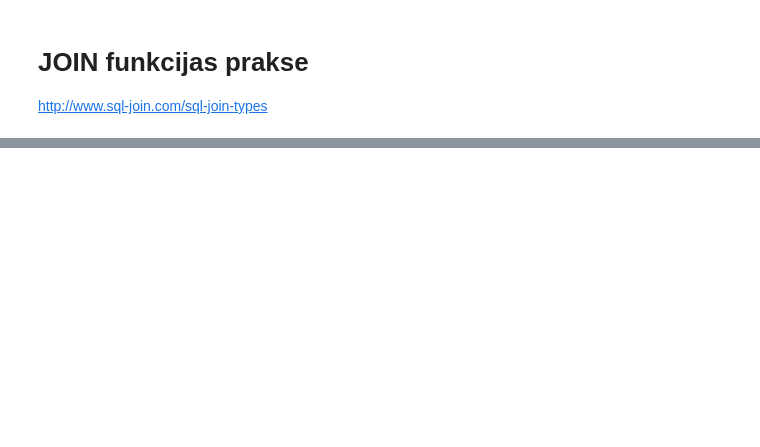
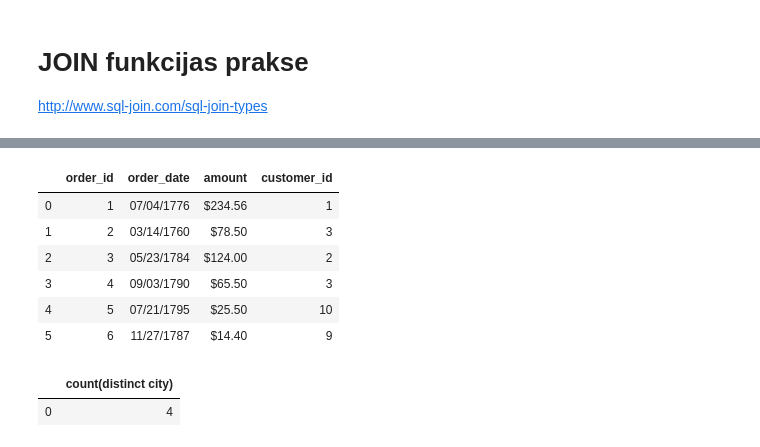
Before and after one commit to EduardsSevcenko/RCS_course, a Jupyter notebook: 3_sql_DBs/SQL_pamati_2.ipynb, the cells around one changed output, grey strips where cells are left out. Drawn from its saved outputs; the diff is of its cells as text; code cells hidden in the pictures; blank space fills up the shorter version.

```diff
--- a/3_sql_DBs/SQL_pamati_2.ipynb
+++ b/3_sql_DBs/SQL_pamati_2.ipynb
@@ -225,3 +373,13 @@ select * from customers join orders on customers.customer_id = orders.customer_i
+# %%
+sql.query("select * from orders")
+# %% [output]
+|  | order_id | order_date | amount | customer_id |
+| 0 | 1 | 07/04/1776 | $234.56 | 1 |
+| 1 | 2 | 03/14/1760 | $78.50 | 3 |
+| 2 | 3 | 05/23/1784 | $124.00 | 2 |
+| 3 | 4 | 09/03/1790 | $65.50 | 3 |
+| 4 | 5 | 07/21/1795 | $25.50 | 10 |
+| 5 | 6 | 11/27/1787 | $14.40 | 9 |
 # %%
 # 3. Saskaitiet cik kopā ieņēmumu būs no visiem pasūtījumiem kopā?
 # %%
@@ -230,4 +389,8 @@ select * from customers join orders on customers.customer_id = orders.customer_i
 # 5. Saskaitiet cik kopā ieņēmumu būs no visiem pasūtījumiem, kas tiek nogādāti uz Charlottesville pilsētu.
 # %%
 # 6. Cik kurjeri tiks nodarbināti ar šiem pasūtījumiem?
+sql.query("select count(distinct city) from customers")
+# %% [output]
+|  | count(distinct city) |
+| 0 | 4 |
 # %%
```
Also changed, not shown: parts of 31 cells of this notebook, 2 other files.
